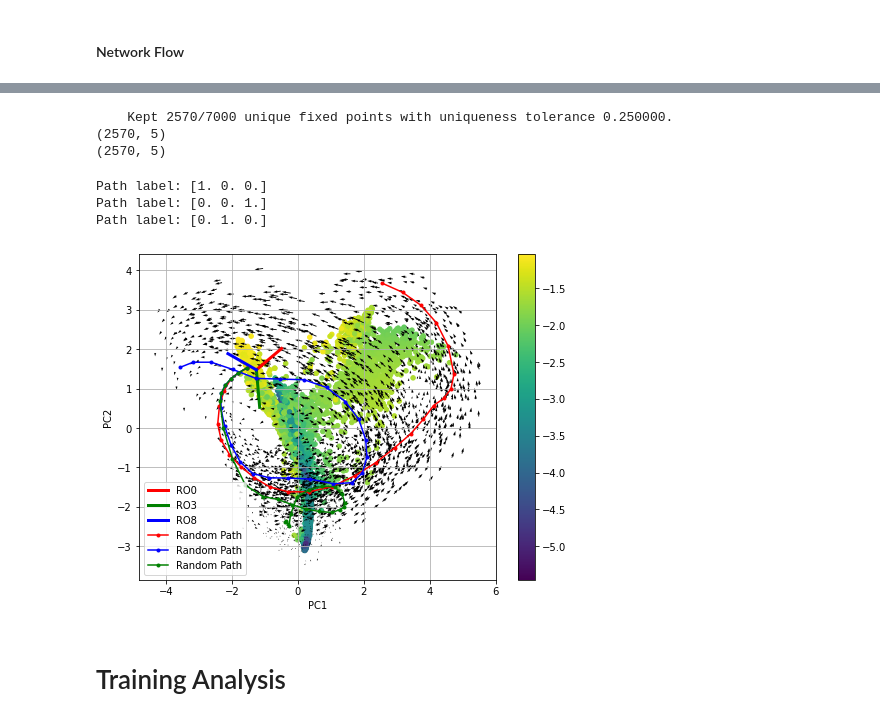
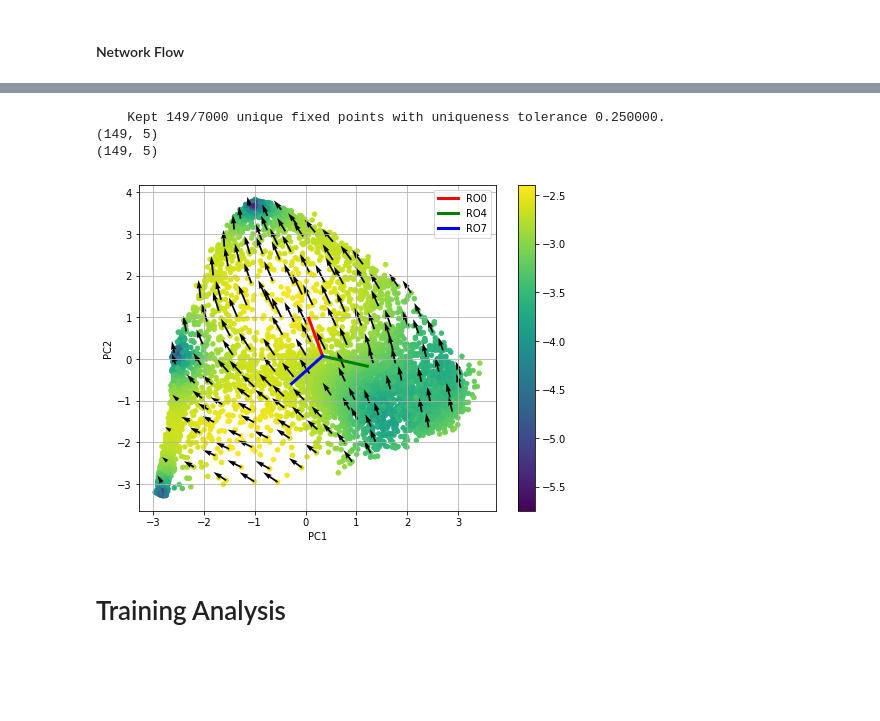
Before and after one commit to kaitken17/colab_based_projects, a Jupyter notebook: mnist_analysis_multiclass.ipynb, the cells around one changed output, grey strips where cells are left out. Saved outputs shown, nothing was run; the diff lists cells and outputs as text; code cells hidden in the pictures; blank space fills up the shorter version.

```diff
--- a/mnist_analysis_multiclass.ipynb
+++ b/mnist_analysis_multiclass.ipynb
@@ -1021,13 +1052,14 @@ Mean input: [0.00000000e+00 7.47826169e-07 1.32080274e-03 5.00332702e-03
 # %%
-word_tensor = jnp.zeros(rnn_specs['input_size'])
+word_tensor = mean_input
+# word_tesnor = state_means[2]
 
 # xstar = jnp.zeros((pts.shape[0], rnn_specs['input_size']))
 pts_ones = jnp.ones((pts.shape[0],))
-xstar = jnp.outer(pts_ones, jnp.asarray(mean_input))
+xstar = jnp.outer(pts_ones, jnp.asarray(word_tensor))
 
 fp_loss_fun = renn.build_fixed_point_loss(cell, rnn_params)
 fixed_points, loss_hist, fp_losses = renn.find_fixed_points(fp_loss_fun, pts, xstar, optimizers.adam(0.01),
-                                                            tolerance=1e-2, num_steps=10000)
+                                                            tolerance=1e-3, num_steps=10000)
 print('Done')
 # %% [output]
 Done
@@ -1157,7 +1188,7 @@ ax3.view_init(20, 240 + more_rot)
 # %%
 # Pick a fixed point.
 # fp_idx = np.argmin(fp_losses)
-fp_idx = 350
+fp_idx = 927
 fp = fixed_points[fp_idx]
 
 # 2D Visualization of where said fixed point is
@@ -1166,7 +1197,7 @@ pc2 = 1
 
 plt.figure(figsize=(5, 4))
 pca_fps = pca.transform(np.vstack(fixed_points)).T
-plt.scatter(pca_fps[pc1], pca_fps[pc2], s=20, c='b')
+plt.scatter(pca_fps[pc1], pca_fps[pc2],  s=20, c=np.log10(fp_losses))
 plt.scatter(pca_fps[pc1][fp_idx], pca_fps[pc2][fp_idx], s=50, c='r')
 
 plt.title('Fixed points')
@@ -1179,6 +1210,6 @@ Text(0, 0.5, 'PC2')
 # %%
 # Computes the recurrent Jacobian.
-jac = jax.device_get(cell.rec_jac(rnn_params, jnp.zeros(rnn_specs['input_size']), fp))
+jac = jax.device_get(cell.rec_jac(rnn_params, mean_input, fp))
 
 # Perform an eigendecomposition to get eigenvectors and eigenvalues.
 R, E, L = renn.eigsorted(jac)
@@ -1752,16 +1783,15 @@ Path label: 0
 # Shows flow of network at various locations in hidden-state space
 pc_dims = 5
 
-# flow_points_raw = fixed_points
-flow_points_raw = pts
+flow_points_raw = fixed_points
+# flow_points_raw = pts
+# word_tensor = mean_input
 # word_tensor = jnp.zeros(rnn_specs['input_size'])
-word_tensor = mean_input
+word_tensor = state_means[0]
 
-# word_tensor = test_data_input_flat[53, 11]
-# word_tensor = test_data_input_flat[53, 12]
-# word_tensor = test_data_input_flat[452, 13]
-
-# word_tensor = np.asarray([wordToTensor('not', toy_params['words'])[0], wordToTensor('very0', toy_params['words'])[0]])
+# word_tensor = test_data_input_flat[52, 11] - mean_input
+# word_tensor = test_data_input_flat[454, 10] - mean_input
+# word_tensor = test_data_input_flat[252, 12]- mean_input
 
 # Filters out non-unique points
 unique_tol = 0.25
@@ -1786,9 +1816,9 @@ for pt_idx in range(len(points_reduced)):
 print(points_init_pca.shape)
 print(points_final_pca.shape)
 # %% [output]
-    Kept 2570/7000 unique fixed points with uniqueness tolerance 0.250000.
-(2570, 5)
-(2570, 5)
+    Kept 149/7000 unique fixed points with uniqueness tolerance 0.250000.
+(149, 5)
+(149, 5)
 # %%
 plt.figure(figsize=(8, 6))
 
@@ -1797,41 +1827,38 @@ pc2 = 1
 
 pca_fps = pca.transform(np.vstack(fixed_points)).T
 plt.scatter(pca_fps[pc1], pca_fps[pc2], s=20, c=np.log10(fp_losses))
 plt.grid()
 
 plt.colorbar()
 
 pca_ro = pca.transform(readout)
 pca_zero = pca.transform(np.atleast_2d(np.zeros((128,)))).T
 for i in range(len(readout)):
   # ro_dir = pca.transform(readout[i]).T #np.matmul(comp, readout[i])
   x_ro = [pca_zero[pc1], pca_ro[i][pc1]]
   y_ro = [pca_zero[pc2], pca_ro[i][pc2]]
   plt.plot(x_ro, y_ro, state_colors[i], linewidth = 3, label='RO'+str(smnist_params['mnist_classes'][i]))
 
 plt.quiver(points_init_pca[:,pc1], points_init_pca[:,pc2],
            points_final_pca[:,pc1]-points_init_pca[:,pc1], points_final_pca[:,pc2]-points_init_pca[:,pc2])
 
 # pca_h0 = pca.transform(np.atleast_2d(h0)).T
 # plt.plot(pca_h0[pc1], pca_h0[pc2], 'ks', label='Initial state')
-for path_idx in path_idxs:
-  path_pca = pca.transform(hs[path_idx]).T #np.matmul(comp, hs[path_idx].T)
-  plt.plot(path_pca[pc1], path_pca[pc2], state_colors[np.argmax(hs_data['labels'][path_idx][27])], marker='.', label='Random Path')
-  print('Path label:', hs_data['labels'][path_idx][27])
+# for path_idx in path_idxs:
+#   path_pca = pca.transform(hs[path_idx]).T #np.matmul(comp, hs[path_idx].T)
+#   plt.plot(path_pca[pc1], path_pca[pc2], state_colors[np.argmax(hs_data['labels'][path_idx][27])], marker='.', label='Random Path')
+#   print('Path label:', hs_data['labels'][path_idx][27])
 
 plt.xlabel('PC'+str(pc1+1))
 plt.ylabel('PC'+str(pc2+1))
 plt.legend()
 
 plot_coordinate = None
 if plot_coordinate != None:
   plt.xlim(-plot_coordinate, plot_coordinate)
   plt.ylim(-plot_coordinate, plot_coordinate)
 # %% [output]
-Path label: [1. 0. 0.]
-Path label: [0. 0. 1.]
-Path label: [0. 1. 0.]
-[figure, old version]
+[figure, new version]
 # %% [markdown]
 # Training Analysis
 # %%
```
Also changed, not shown: parts of 23 cells of this notebook.
